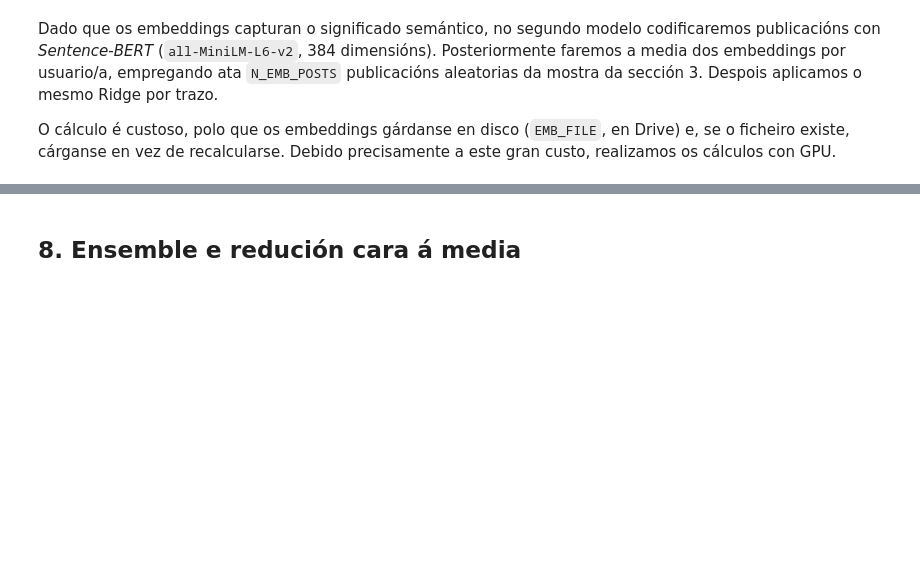
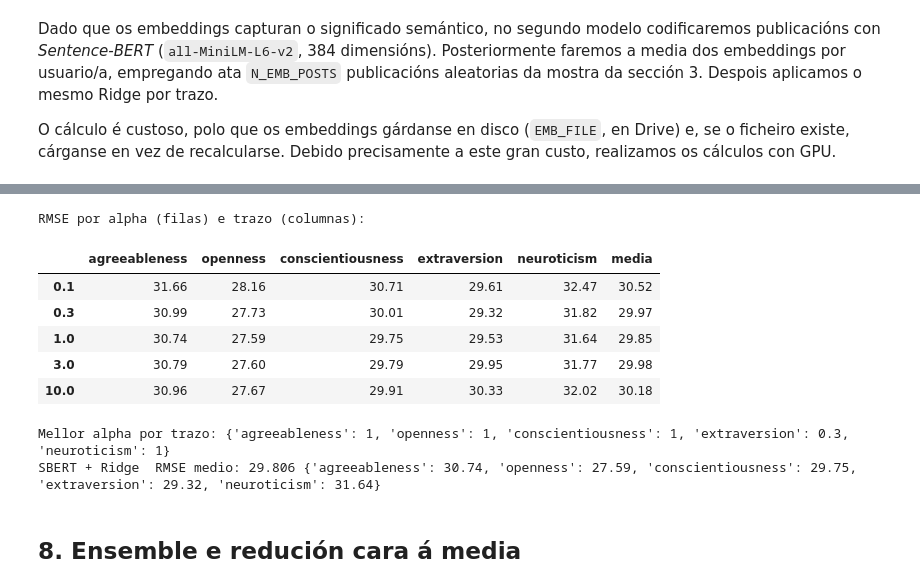
Before and after one commit to Lucas-ao35/reto_ticlin, a Jupyter notebook: VAIA_reto.ipynb, the cells around one changed output, grey strips where cells are left out. Saved outputs shown, nothing was run; the diff lists cells and outputs as text; code cells hidden in the pictures; blank space fills up the shorter version.

```diff
--- a/VAIA_reto.ipynb
+++ b/VAIA_reto.ipynb
@@ -401,19 +396,29 @@ model.safetensors: downloading bytes:           |  0.00B
 # %%
 # Matriz de embeddings (ceros para os/as usuarios/as sen texto)
 dim = len(next(iter(E.values()))) # dimensión do embedding
 
 # Creamos as matrices de embeddings para adestramento e test, empregando ceros para os usuarios sen embedding
 Etr = np.vstack([E.get(u, np.zeros(dim)) for u in train[USER_COL]])
 Ete = np.vstack([E.get(u, np.zeros(dim)) for u in test[USER_COL]])
 
 # Featurizamos os datos de adestramento e validación empregando os embeddings SBERT
 feat_sbert = lambda tri, vai: (Etr[tri], Etr[vai])
-tab_sbert, alpha_sbert, s, d, o = cv_grid(feat_sbert, ALPHAS)
+tab_sbert, alpha_sbert, s, d, o = cv_grid(feat_sbert, alphas)
 
 RESULTS["sbert_ridge"], OOF["sbert_ridge"] = (s, d), o
 print("RMSE por alpha (filas) e trazo (columnas):"); display(tab_sbert.round(2))
 print("Mellor alpha por trazo:", dict(zip(TRAITS, alpha_sbert)))
 print("SBERT + Ridge  RMSE medio:", round(s, 3), d)
+# %% [output]
+RMSE por alpha (filas) e trazo (columnas):
+|  | agreeableness | openness | conscientiousness | extraversion | neuroticism | media |
+| 0.1 | 31.66 | 28.16 | 30.71 | 29.61 | 32.47 | 30.52 |
+| 0.3 | 30.99 | 27.73 | 30.01 | 29.32 | 31.82 | 29.97 |
+| 1.0 | 30.74 | 27.59 | 29.75 | 29.53 | 31.64 | 29.85 |
+| 3.0 | 30.79 | 27.60 | 29.79 | 29.95 | 31.77 | 29.98 |
+| 10.0 | 30.96 | 27.67 | 29.91 | 30.33 | 32.02 | 30.18 |
+Mellor alpha por trazo: {'agreeableness': 1, 'openness': 1, 'conscientiousness': 1, 'extraversion': 0.3, 'neuroticism': 1}
+SBERT + Ridge  RMSE medio: 29.806 {'agreeableness': 30.74, 'openness': 27.59, 'conscientiousness': 29.75, 'extraversion': 29.32, 'neuroticism': 31.64}
 # %% [markdown]
 ## 8. Ensemble e redución cara á media
 # %% [markdown]
```
Also changed, not shown: parts of 14 cells of this notebook, 4 other files.
